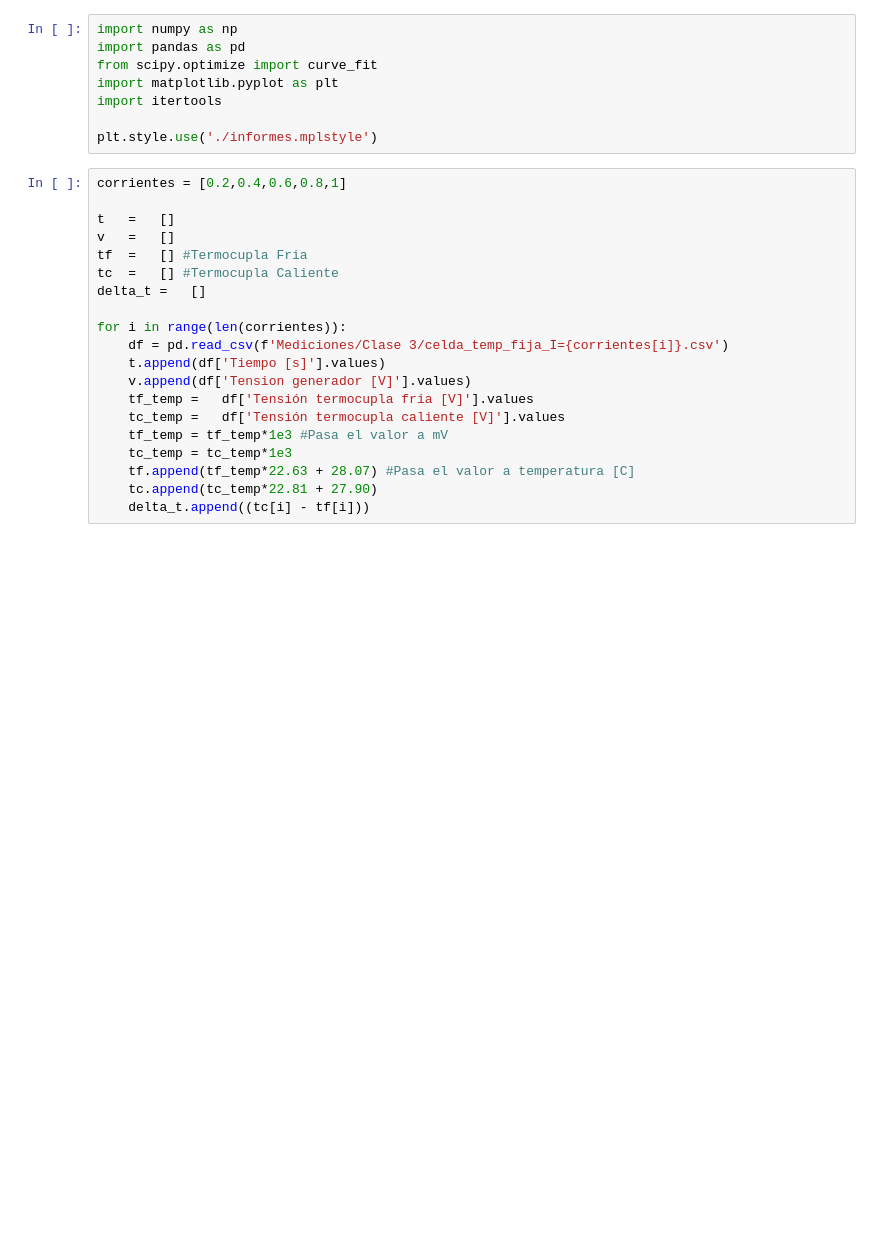
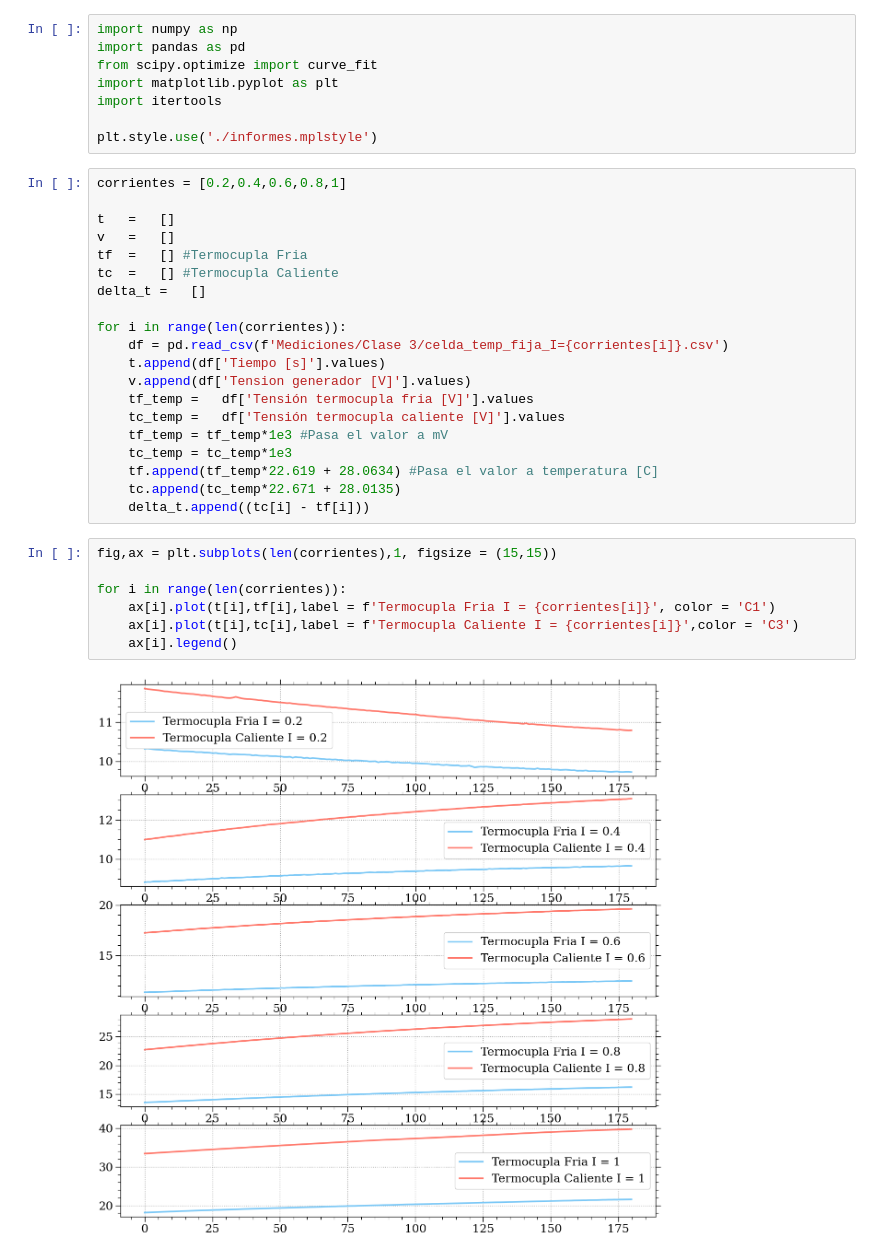
Before and after one commit to mpalomeque01/Peltier, a Jupyter notebook: seebeck 2.ipynb, the cells around one changed output. Saved outputs shown, nothing was run; the diff lists cells and outputs as text; blank space fills up the shorter version.

```diff
--- a/seebeck 2.ipynb
+++ b/seebeck 2.ipynb
@@ -23,9 +23,18 @@ for i in range(len(corrientes)):
     tc_temp =   df['Tensión termocupla caliente [V]'].values
     tf_temp = tf_temp*1e3 #Pasa el valor a mV
     tc_temp = tc_temp*1e3
-    tf.append(tf_temp*22.63 + 28.07) #Pasa el valor a temperatura [C]
-    tc.append(tc_temp*22.81 + 27.90)
+    tf.append(tf_temp*22.619 + 28.0634) #Pasa el valor a temperatura [C]
+    tc.append(tc_temp*22.671 + 28.0135)
     delta_t.append((tc[i] - tf[i]))
+# %%
+fig,ax = plt.subplots(len(corrientes),1, figsize = (15,15))
+
+for i in range(len(corrientes)):
+    ax[i].plot(t[i],tf[i],label = f'Termocupla Fria I = {corrientes[i]}', color = 'C1')
+    ax[i].plot(t[i],tc[i],label = f'Termocupla Caliente I = {corrientes[i]}',color = 'C3')
+    ax[i].legend()
+# %% [output]
+[figure, added]
 # %%
 fig,ax = plt.subplots()
 for i in range(len(corrientes)):
```
Also changed, not shown: parts of 4 cells of this notebook, 1 other file.
